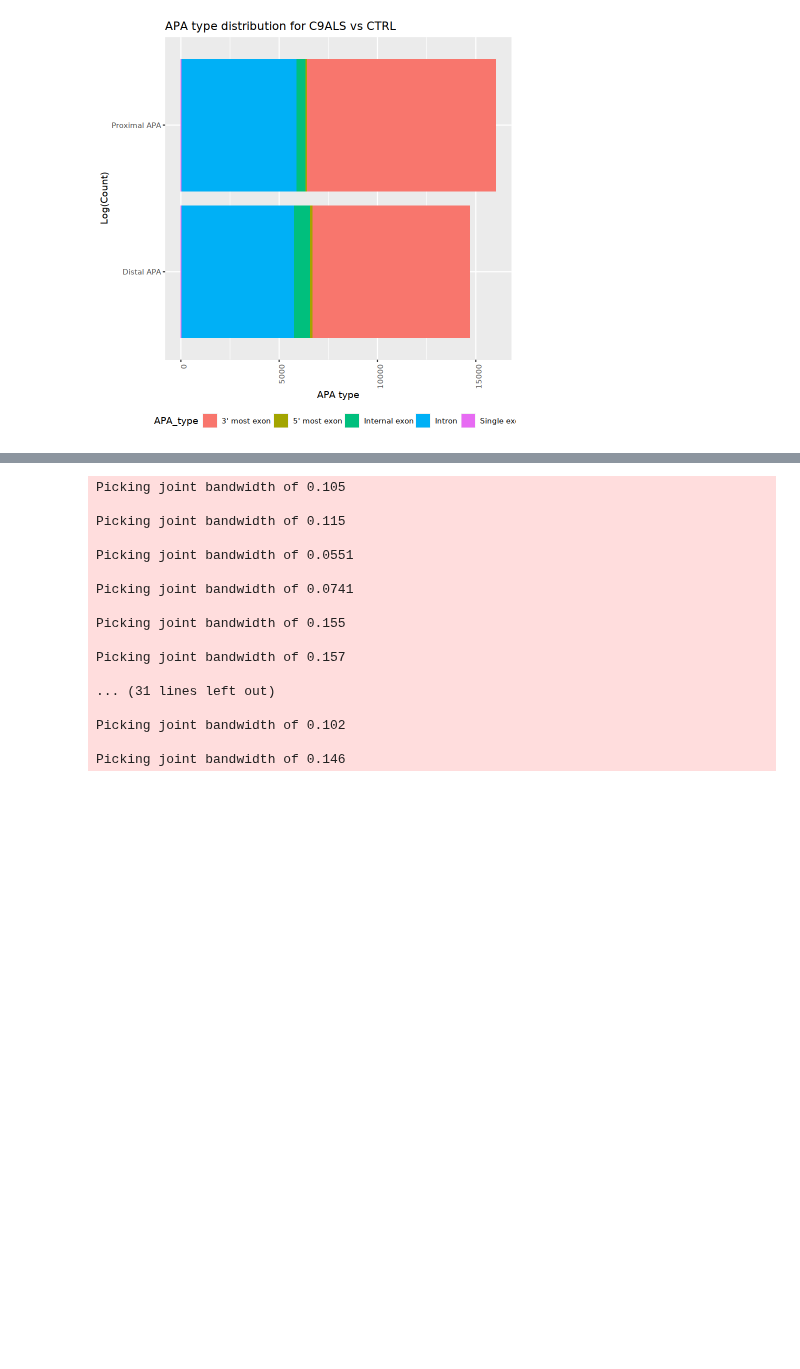
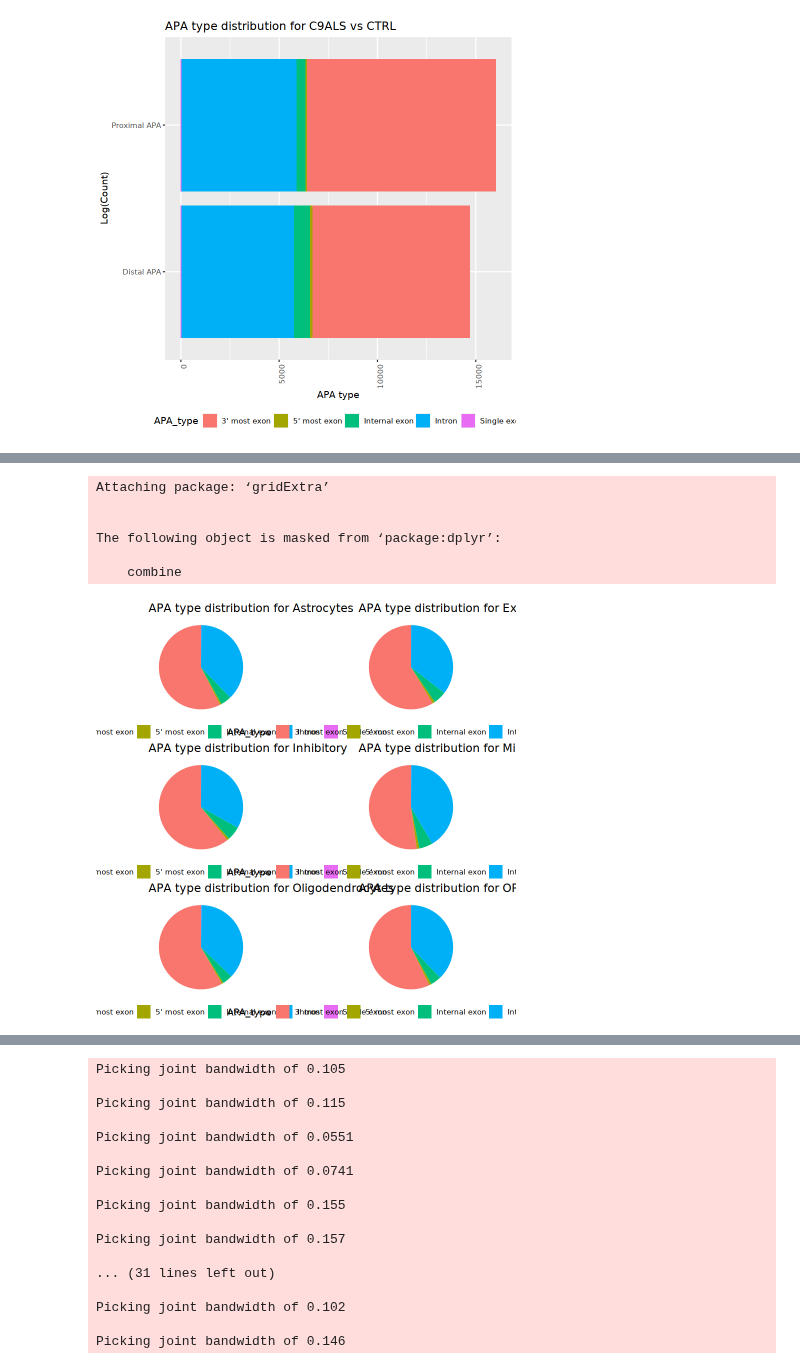
Before and after one commit to AidenSb/APA, a Jupyter notebook: For_DL_model/APA_plots.ipynb, the cells around one changed output, grey strips where cells are left out. Saved outputs shown, nothing was run; the diff lists cells and outputs as text; code cells hidden in the pictures; blank space fills up the shorter version.

```diff
--- a/For_DL_model/APA_plots.ipynb
+++ b/For_DL_model/APA_plots.ipynb
@@ -192,3 +192,41 @@ c9df %>%
+# %%
+library(ggplot2)
+library(dplyr)
+library(gridExtra)
+
+# Compute counts per APA_type for each celltype
+c9df_counts <- c9df %>%
+  group_by(celltype, APA_type) %>%
+  summarise(n = n(), .groups = 'drop')
+
+# Get a vector of unique cell types
+celltypes <- unique(c9df_counts$celltype)
+
+# Function to generate a pie chart for a given celltype
+generate_pie <- function(celltype) {
+  c9df_counts %>%
+    filter(celltype == !!celltype) %>%
+    ggplot(aes(x = "", y = n, fill = APA_type)) +
+    geom_bar(stat = "identity", width = 1) +
+    coord_polar("y", start = 0) +
+    labs(x = NULL, y = 'Count', title = paste('APA type distribution for', celltype)) +
+    theme_void() +
+    theme(legend.position = "bottom")
+}
+
+# Generate a list of pie charts, one for each celltype
+pie_charts <- lapply(celltypes, generate_pie)
+
+# Combine the pie charts into a grid layout
+do.call(gridExtra::grid.arrange, c(pie_charts, ncol = 2))
+# %% [output]
+Attaching package: ‘gridExtra’
+
+
+The following object is masked from ‘package:dplyr’:
+
+    combine
+[figure, added]
 # %%
 
 c9df %>%  filter(APA_type %in% c("3' most exon", 'Internal exon', "Intron")) %>%
```
Also changed, not shown: parts of 3 cells of this notebook.
